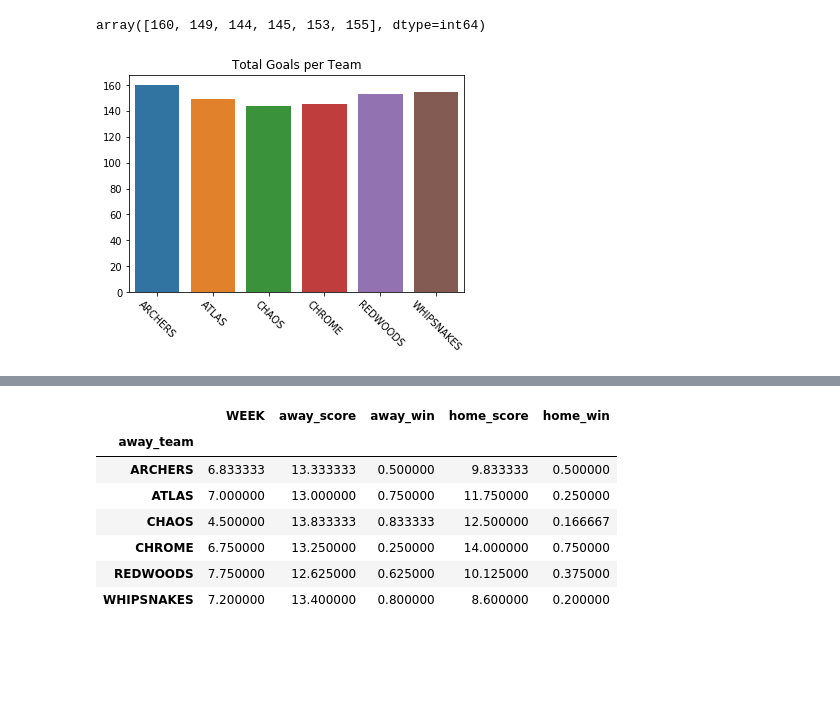
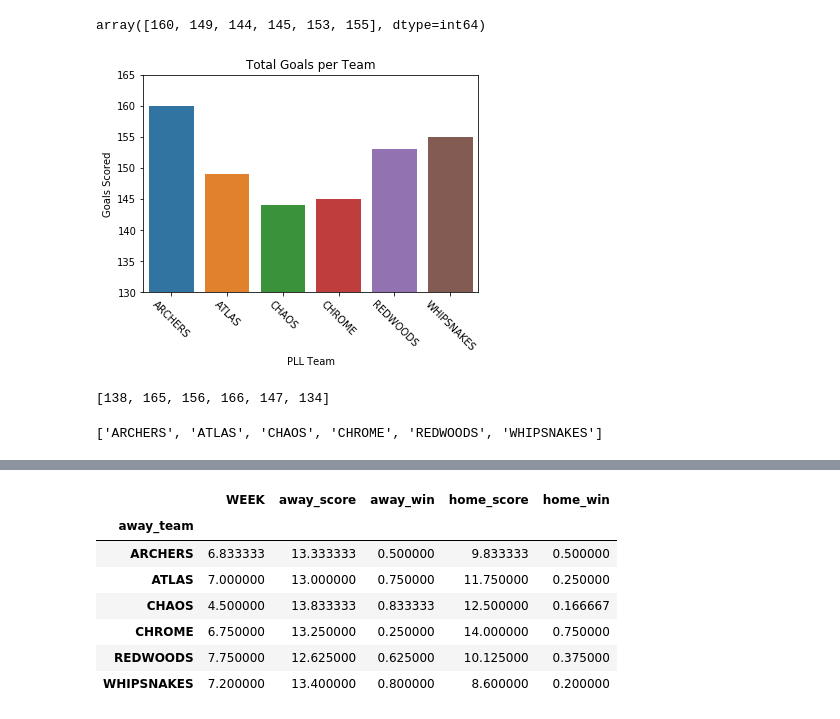
Before and after one commit to bencolville/PLL-Season1-Analysis, a Jupyter notebook: EDA_Matches.ipynb, the cells around one changed output, grey strips where cells are left out. Saved outputs shown, nothing was run; the diff lists cells and outputs as text; code cells hidden in the pictures; blank space fills up the shorter version.

```diff
--- a/EDA_Matches.ipynb
+++ b/EDA_Matches.ipynb
@@ -258,8 +258,11 @@ array([160, 149, 144, 145, 153, 155], dtype=int64)
 # %%
 chart = sns.barplot(x=team_list, y=total_score_team)
 chart.set_xticklabels(chart.get_xticklabels(),rotation=-45)
+plt.ylim(130,165)
+plt.xlabel("PLL Team")
+plt.ylabel("Goals Scored")
 plt.title("Total Goals per Team")
 plt.savefig("img/Goals-per-team.svg", dpi=300, pad_inches=0, bbox_inches = 'tight')
 plt.show()
 # %% [output]
-[figure, old version]
+[figure, new version]
@@ -265,0 +276,11 @@ plt.show()
+# %%
+Conceeded = []
+for i in dfs:
+    Conceeded.append(i.conceeded.sum())
+Conceeded
+# %% [output]
+[138, 165, 156, 166, 147, 134]
+# %%
+team_list
+# %% [output]
+['ARCHERS', 'ATLAS', 'CHAOS', 'CHROME', 'REDWOODS', 'WHIPSNAKES']
```
Also changed, not shown: parts of 3 cells of this notebook, 4 other files.
